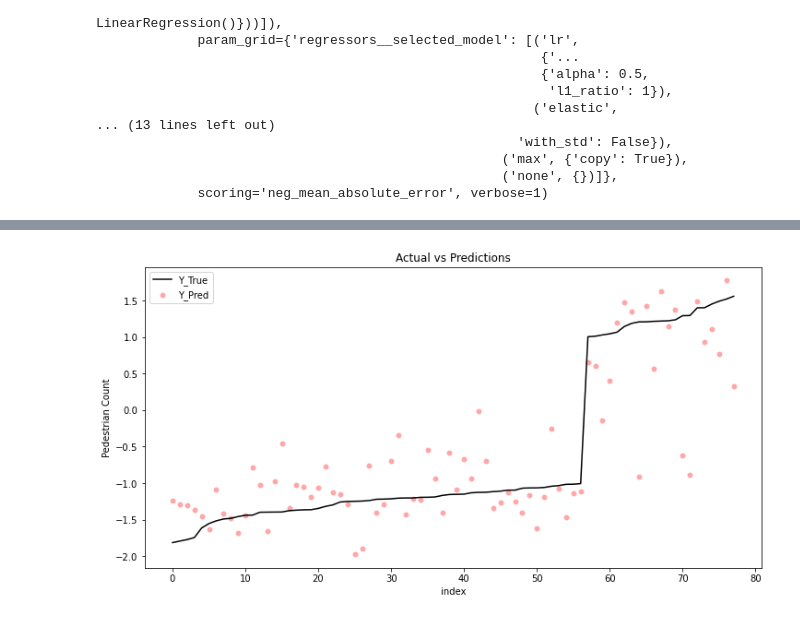
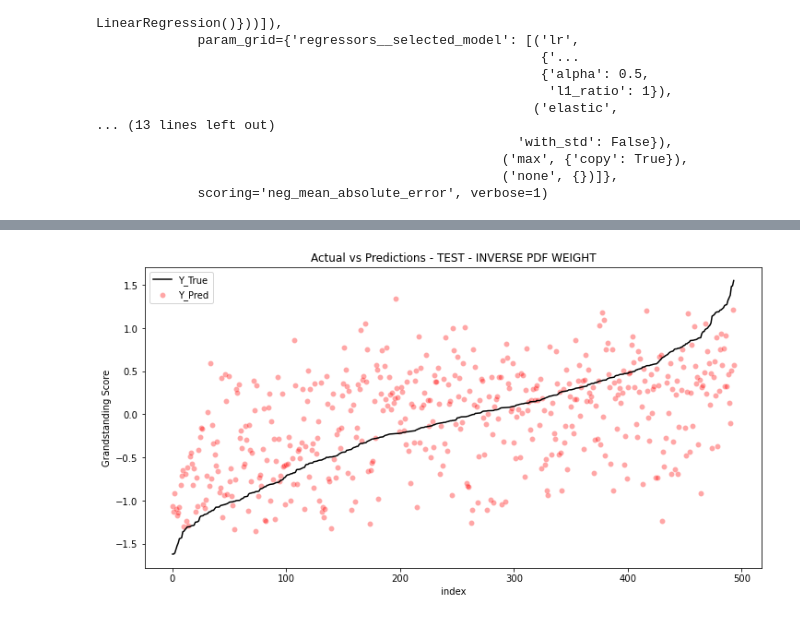
Before and after one commit to kathleenyoung1/capstone, a Jupyter notebook: yagnesh/linear_models.ipynb, the cells around one changed output, grey strips where cells are left out. Drawn from its saved outputs; the diff is of its cells as text; code cells hidden in the pictures.

```diff
--- a/yagnesh/linear_models.ipynb
+++ b/yagnesh/linear_models.ipynb
@@ -14,7 +15,7 @@ import seaborn as sns
 # !pip install pipelinehelper
 from pipelinehelper import PipelineHelper
 # %%
-data = pd.read_csv('full_data.csv')
+data = pd.read_csv('full_data_with_entropy.csv')
 data =  data.loc[~data.isnull().any(axis = 1),]
 data.shape
 # %% [output]
@@ -22,2 +22,0 @@ data.shape
-# %%
-data = data.loc[(data['BERT-GS_Scores'] > 1) | (data['BERT-GS_Scores'] < -1)]
@@ -46,3 +35,5 @@ print(X_train.shape, X_test.shape)
+# %%
+y_weights = 1/stats.norm.pdf(y_train, y_train.mean(), y_train.std())
 # %%
 pipe = Pipeline([
     ('scaler', PipelineHelper([
@@ -150,4 +121,13 @@ Name: BERT-GS_Scores, dtype: float64
 # %%
 import lightgbm as lgb
 # %%
-check2 = lgb.LGBMRegressor()
+params = {
+    "num_leaves": 16,
+    "max_depth": 8,
+    "reg_lambda": .01,
+    "objective": "regression"
+}
+
+train_data = lgb.Dataset(X_train, y_train, weight=y_weights)
+
+lgb_bst = lgb.train(params, train_data, )
@@ -163,15 +166,15 @@ array([ 52, 134, 129,  28,  53, 123,  98, 100,  63,  52,  67,  93,  46,
 # %%
-preds = check2.predict(X_test)
+preds = lgb_bst.predict(X_test)
 pred_df = pd.DataFrame(data={"y_true":y_test, "y_pred": preds})
 
 pred_df = pred_df.sort_values('y_true').reset_index(drop = True)
 pred_df = pred_df.reset_index(drop = False)
 
 figure, ax = plt.subplots(ncols = 1, figsize = (12,6))
 g = sns.lineplot(x = 'index', y = 'y_true', data = pred_df, alpha = 1, label = 'Y_True', color = 'k')
 g = sns.scatterplot(x = 'index', y = 'y_pred', data = pred_df, alpha = .35, label = 'Y_Pred', color = 'red')
-plt.title('Actual vs Predictions')
-plt.ylabel('Pedestrian Count')
+plt.title('Actual vs Predictions - TEST - INVERSE PDF WEIGHT')
+plt.ylabel('Grandstanding Score')
 plt.show()
 # %% [output]
-[figure, old version]
+[figure, new version]
```
Also changed, not shown: parts of 18 cells of this notebook, 9 other files.
